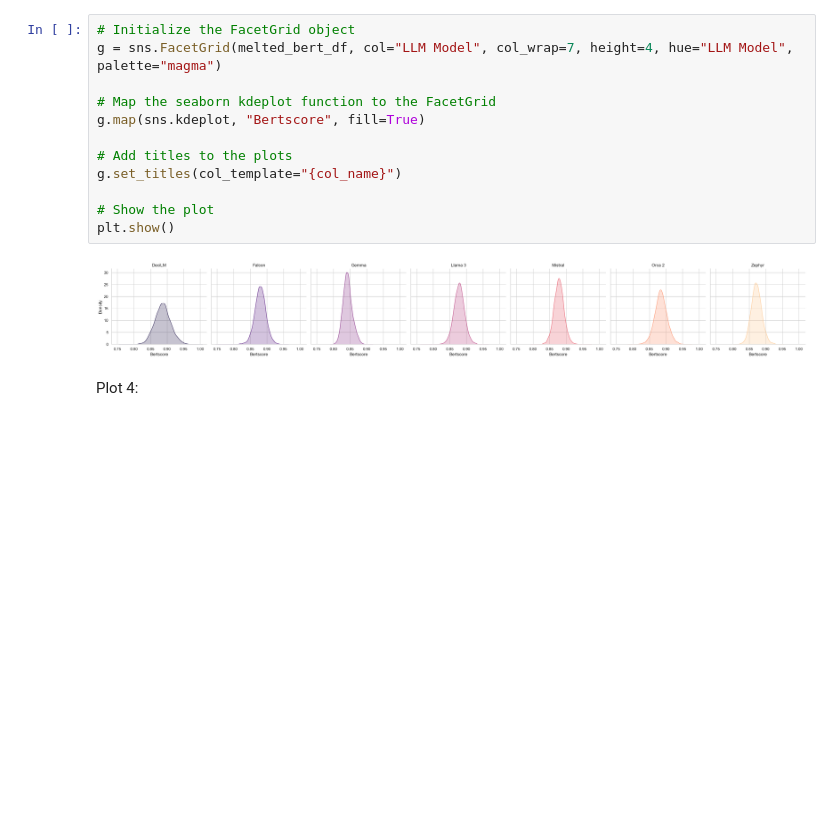
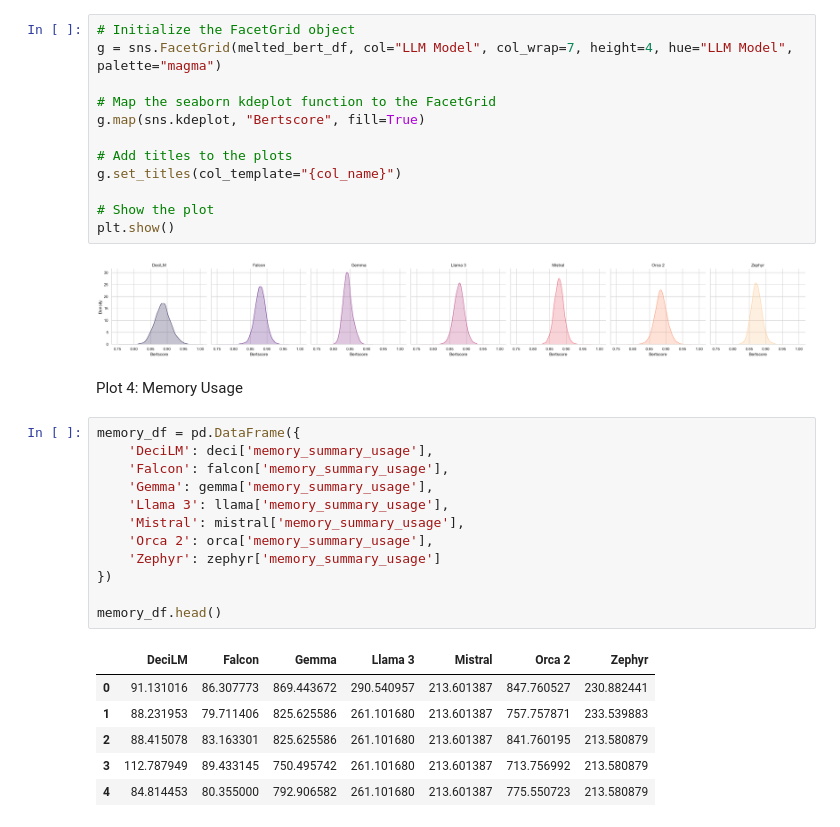
Before and after one commit to data-sci-capstone/copilot, a Jupyter notebook: Evaluation/summaries-evaluation.ipynb, the cells around one changed output. Saved outputs shown, nothing was run; the diff lists cells and outputs as text; blank space fills up the shorter version.

```diff
--- a/Evaluation/summaries-evaluation.ipynb
+++ b/Evaluation/summaries-evaluation.ipynb
@@ -225,4 +164,23 @@ plt.show()
 # %% [output]
 [figure]
 # %% [markdown]
-Plot 4:
+Plot 4: Memory Usage
+# %%
+memory_df = pd.DataFrame({
+    'DeciLM': deci['memory_summary_usage'],
+    'Falcon': falcon['memory_summary_usage'],
+    'Gemma': gemma['memory_summary_usage'],
+    'Llama 3': llama['memory_summary_usage'],
+    'Mistral': mistral['memory_summary_usage'],
+    'Orca 2': orca['memory_summary_usage'],
+    'Zephyr': zephyr['memory_summary_usage']
+})
+
+memory_df.head()
+# %% [output]
+|  | DeciLM | Falcon | Gemma | Llama 3 | Mistral | Orca 2 | Zephyr |
+| 0 | 91.131016 | 86.307773 | 869.443672 | 290.540957 | 213.601387 | 847.760527 | 230.882441 |
+| 1 | 88.231953 | 79.711406 | 825.625586 | 261.101680 | 213.601387 | 757.757871 | 233.539883 |
+| 2 | 88.415078 | 83.163301 | 825.625586 | 261.101680 | 213.601387 | 841.760195 | 213.580879 |
+| 3 | 112.787949 | 89.433145 | 750.495742 | 261.101680 | 213.601387 | 713.756992 | 213.580879 |
+| 4 | 84.814453 | 80.355000 | 792.906582 | 261.101680 | 213.601387 | 775.550723 | 213.580879 |
```
Also changed, not shown: parts of 19 cells of this notebook, 2 other files.
